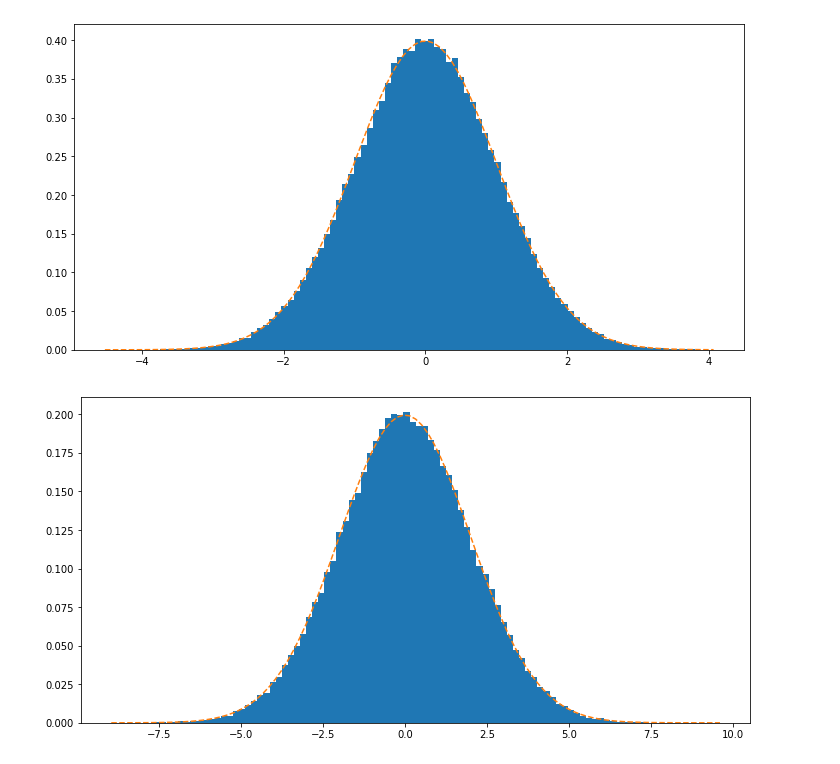
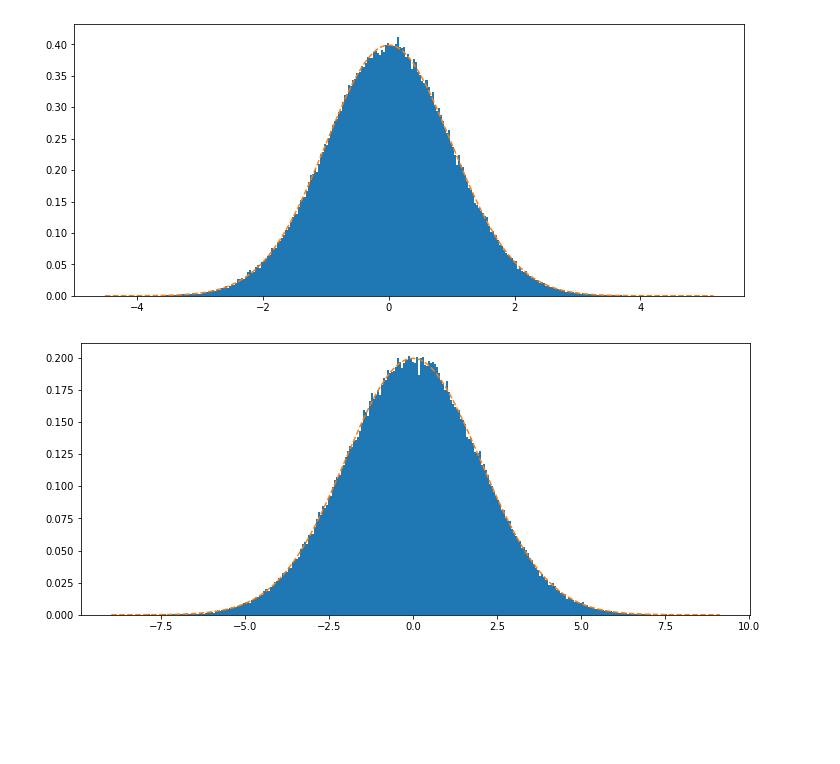
Before and after one commit to EdaDeryaToper/Gaussian-Noise, a Jupyter notebook: Untitled0.ipynb, the cells around one changed output. Drawn from its saved outputs; the diff is of its cells as text; code cells hidden in the pictures; blank space fills up the shorter version.

```diff
--- a/Untitled0.ipynb
+++ b/Untitled0.ipynb
@@ -63,27 +63,27 @@ plt.show()
 # %%
-num_binsx = 100
+num_binsx = 300
 
 
-plt.figure(figsize=(12,6))
+plt.figure(figsize=(12,5))
 #fig, ax = plt.subplots()
 
 n, bins, patches = plt.hist(x, num_binsx, density=1)
 
 # add a 'best fit' line
 y = ((1 / (np.sqrt(2 * np.pi) * sigmax)) *
      np.exp(-0.5 * (1 / sigmax * (bins - mux))**2))
 plt.plot(bins, y, '--')
 
 #ax.set_xlabel('Smarts')
 #ax.set_ylabel('Probability density')
 #plt.set_title(r'Histogram: standart sapma = 1, $\sigma=-3,+3$')
 #fig.tight_layout()
 plt.show()
 # %% [output]
-[figure, old version]
+[figure, new version]
 # %%
-num_binsy = 100
-plt.figure(figsize=(12,6))
+num_binsy = 300
+plt.figure(figsize=(12,5))
 #fig, ay = plt.subplots()
 
 n, bins, patches = plt.hist(k, num_binsy, density=1)
@@ -99,4 +99,4 @@ plt.plot(bins, y, '--')
 #fig.tight_layout()
 plt.show()
 # %% [output]
-[figure, old version]
+[figure, new version]
```
Also changed, not shown: parts of 4 cells of this notebook.
